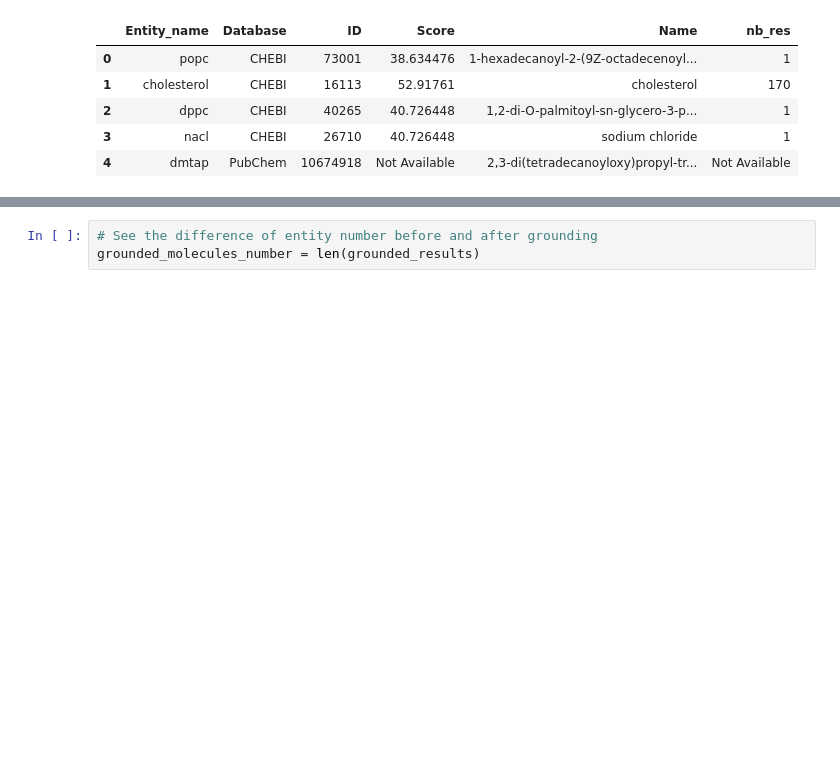
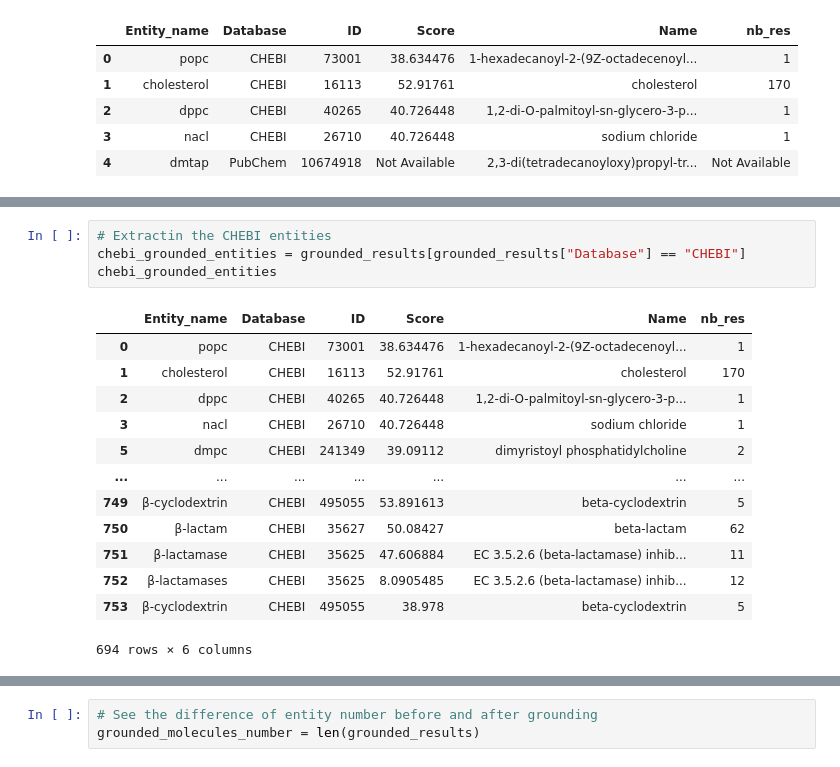
Before and after one commit to MDverse/mdverse_entity_norm, a Jupyter notebook: notebooks/mollecule_grounding_stats.ipynb, the cells around one changed output, grey strips where cells are left out. Saved outputs shown, nothing was run; the diff lists cells and outputs as text; blank space fills up the shorter version.

```diff
--- a/notebooks/mollecule_grounding_stats.ipynb
+++ b/notebooks/mollecule_grounding_stats.ipynb
@@ -62,0 +92,18 @@ Text(0.5, 1.0, 'Pourcentages of entities per type')
+# %%
+# Extractin the CHEBI entities
+chebi_grounded_entities = grounded_results[grounded_results["Database"] == "CHEBI"]
+chebi_grounded_entities
+# %% [output]
+|  | Entity_name | Database | ID | Score | Name | nb_res |
+| 0 | popc | CHEBI | 73001 | 38.634476 | 1-hexadecanoyl-2-(9Z-octadecenoyl... | 1 |
+| 1 | cholesterol | CHEBI | 16113 | 52.91761 | cholesterol | 170 |
+| 2 | dppc | CHEBI | 40265 | 40.726448 | 1,2-di-O-palmitoyl-sn-glycero-3-p... | 1 |
+| 3 | nacl | CHEBI | 26710 | 40.726448 | sodium chloride | 1 |
+| 5 | dmpc | CHEBI | 241349 | 39.09112 | dimyristoyl phosphatidylcholine | 2 |
+| ... | ... | ... | ... | ... | ... | ... |
+| 749 | β-cyclodextrin | CHEBI | 495055 | 53.891613 | beta-cyclodextrin | 5 |
+| 750 | β-lactam | CHEBI | 35627 | 50.08427 | beta-lactam | 62 |
+| 751 | β-lactamase | CHEBI | 35625 | 47.606884 | EC 3.5.2.6 (beta-lactamase) inhib... | 11 |
+| 752 | β-lactamases | CHEBI | 35625 | 8.0905485 | EC 3.5.2.6 (beta-lactamase) inhib... | 12 |
+| 753 | β‑cyclodextrin | CHEBI | 495055 | 38.978 | beta-cyclodextrin | 5 |
+694 rows × 6 columns
```
Also changed, not shown: parts of 8 cells of this notebook.
